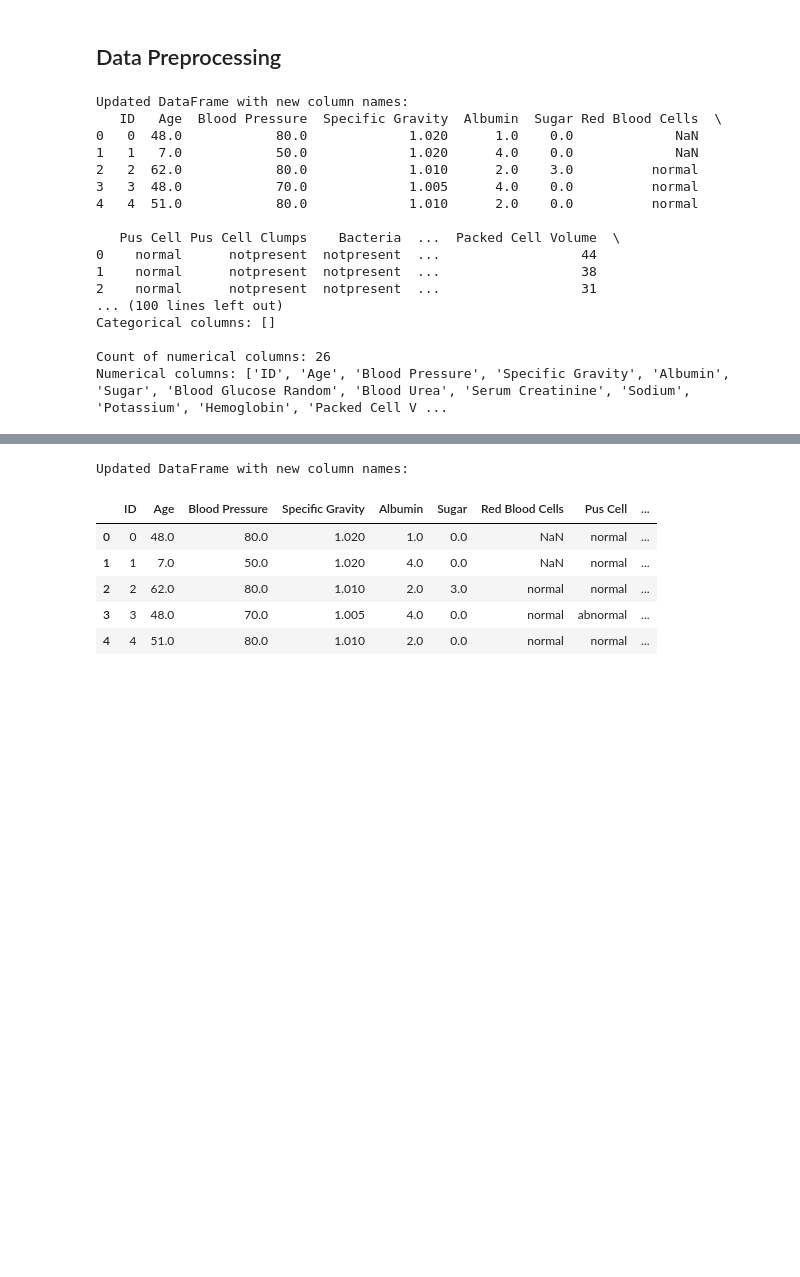
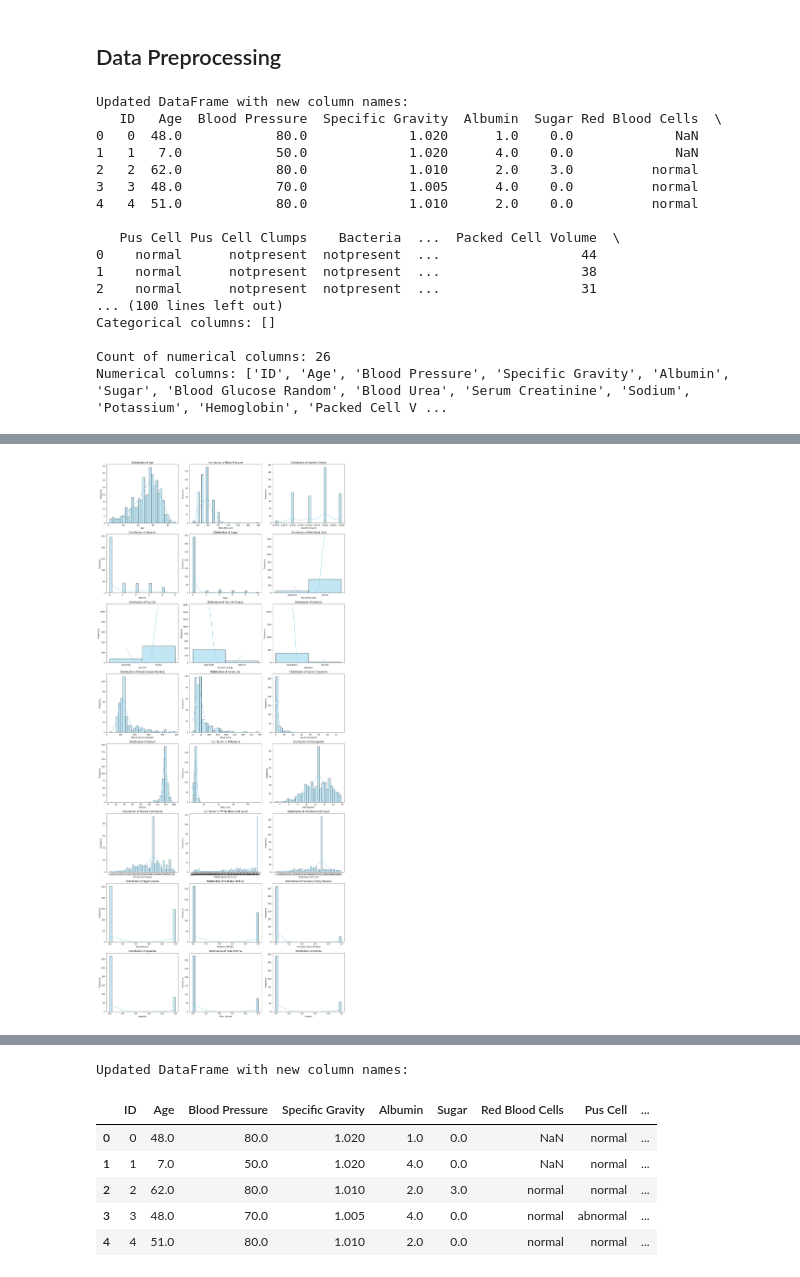
Before and after one commit to abshilpa/Chronic-Kidney-Disease-Data-Science-Project, a Jupyter notebook: MSC_Final_project_CKD.ipynb, the cells around one changed output, grey strips where cells are left out. Saved outputs shown, nothing was run; the diff lists cells and outputs as text; code cells hidden in the pictures; blank space fills up the shorter version.

```diff
--- a/MSC_Final_project_CKD.ipynb
+++ b/MSC_Final_project_CKD.ipynb
@@ -228,0 +353,86 @@ Numerical columns: ['ID', 'Age', 'Blood Pressure', 'Specific Gravity', 'Albumin'
+# %%
+# Exploratory Data Analysis (EDA)
+def plot_distributions(data, numeric_cols):
+    """
+    Plot distributions of numeric features.
+
+    Parameters:
+    data (pd.DataFrame): The dataset.
+    numeric_cols (list): List of numeric column names.
+    """
+    num_plots = len(numeric_cols)
+    rows = (num_plots // 3) + (num_plots % 3 > 0)  # 3 plots per row
+    fig, axes = plt.subplots(rows, 3, figsize=(18, rows * 5))
+    axes = axes.flatten()
+
+    for i, col in enumerate(numeric_cols):
+        sns.histplot(data[col], kde=True, bins=30, color='skyblue', ax=axes[i])
+        axes[i].set_title(f"Distribution of {col}")
+        axes[i].set_xlabel(col)
+        axes[i].set_ylabel("Frequency")
+
+    for j in range(i + 1, len(axes)):
+        fig.delaxes(axes[j])  # Remove unused subplots
+
+    plt.tight_layout()
+    plt.show()
+
+
+def plot_categorical_counts(data, categorical_cols):
+    """
+    Plot count plots for categorical variables.
+
+    Parameters:
+    data (pd.DataFrame): The dataset.
+    categorical_cols (list): List of categorical column names.
+    """
+    num_plots = len(categorical_cols)
+    rows = (num_plots // 3) + (num_plots % 3 > 0)  # 3 plots per row
+    fig, axes = plt.subplots(rows, 3, figsize=(18, rows * 5))
+    axes = axes.flatten()
+
+    for i, col in enumerate(categorical_cols):
+        sns.countplot(x=data[col], palette="coolwarm", ax=axes[i])
+        axes[i].set_title(f"Count of {col}")
+        axes[i].set_xlabel(col)
+        axes[i].set_ylabel("Count")
+
+    for j in range(i + 1, len(axes)):
+        fig.delaxes(axes[j])  # Remove unused subplots
+
+    plt.tight_layout()
+    plt.show()
+
+
+def plot_correlation_heatmap(data):
+    """
+    Plot a correlation heatmap for the dataset.
+
+    Parameters:
+    data (pd.DataFrame): The dataset.
+    """
+    # Exclude the 'ID' column and select only numeric columns
+    numeric_data = data.drop(columns=['ID']).select_dtypes(include=['float64', 'int64'])
+
+    # Plot the heatmap
+    plt.figure(figsize=(12, 10))
+    sns.heatmap(numeric_data.corr(), annot=True, cmap='coolwarm', fmt='.2f', linewidths=0.5)
+    plt.title("Correlation Matrix")
+    plt.tight_layout()
+    plt.show()
+
+
+# Perform EDA
+numeric_cols = [col for col in X_for_vif.columns if col != 'ID']  # Exclude 'ID'
+categorical_cols = ['Hypertension', 'Diabetes Mellitus', 'Coronary Artery Disease',
+                    'Appetite', 'Pedal Edema', 'Anemia']  # Categorical columns
+
+print("Plotting numeric feature distributions...")
+plot_distributions(CKD_data, numeric_cols)
+
+print("Plotting categorical feature counts...")
+plot_categorical_counts(CKD_data, categorical_cols)
+
+print("Plotting correlation heatmap...")
+plot_correlation_heatmap(CKD_data)
+# %% [output]
@@ -228,0 +440 @@ Numerical columns: ['ID', 'Age', 'Blood Pressure', 'Specific Gravity', 'Albumin'
+[figure, added]
```
Also changed, not shown: parts of 4 cells of this notebook.
